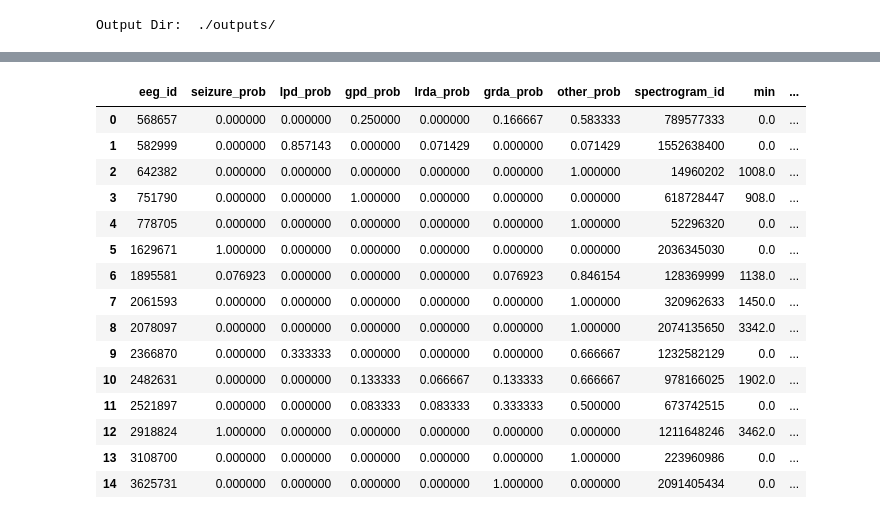
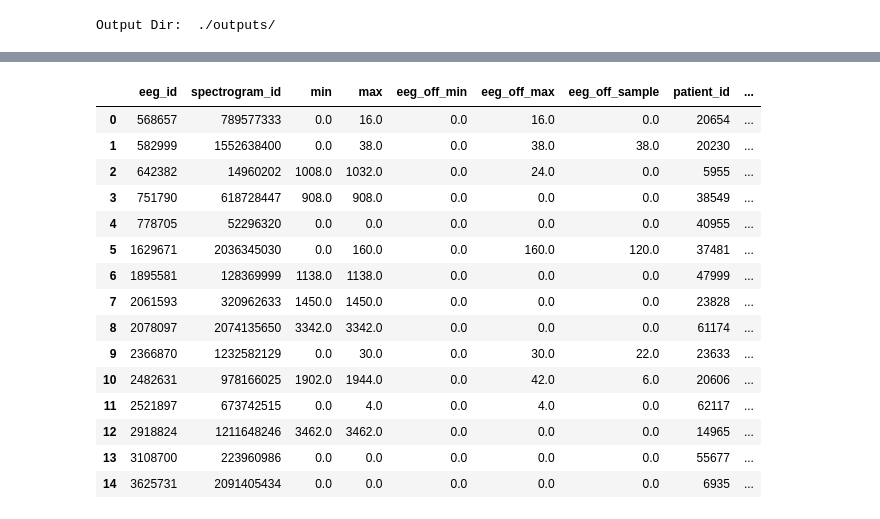
Before and after one commit to AzimuthLI/kaggle_hms, a Jupyter notebook: EDA_Data_Split.ipynb, the cells around one changed output, grey strips where cells are left out. Drawn from its saved outputs; the diff is of its cells as text; code cells hidden in the pictures.

```diff
--- a/EDA_Data_Split.ipynb
+++ b/EDA_Data_Split.ipynb
@@ -52,10 +55,12 @@ train_csv['total_votes'] = train_csv[targets].sum(axis=1)
 targets_prob = [f"{t.split('_')[0]}_prob" for t in targets]
 train_csv[targets_prob] = train_csv[targets].div(train_csv['total_votes'], axis=0)
 
-train_csv['entropy'] = train_csv[targets_prob].apply(lambda row: sum(rel_entr([1/6]*6, row.values+1e-5)), axis=1)
-train_csv['is_hard'] = (train_csv['entropy'] < 5.5).astype(int)
+train_csv['rel_entropy'] = train_csv[targets_prob].apply(lambda row: sum(rel_entr([1/6]*6, row.values+1e-5)), axis=1)
+train_csv['entropy'] = train_csv[targets_prob].apply(lambda row: entropy(row.values+1e-5), axis=1)
 
-train_all = train_csv.groupby(['eeg_id']+targets_prob).agg({
+train_csv['is_hard'] = (train_csv['rel_entropy'] < 5.5).astype(int)
+
+agg_dicts = {
     'spectrogram_id': 'first',
     'spectrogram_label_offset_seconds': ['min', 'max'],
     'eeg_label_offset_seconds': ['min', 'max', lambda x: x.sample(1)],
@@ -64,16 +69,40 @@ train_all = train_csv.groupby(['eeg_id']+targets_prob).agg({
     'total_votes': 'sum',
     'entropy': 'mean',
     'is_hard': 'mean'
-}).reset_index()
+}
 
-train_all.columns = ["eeg_id"] + targets_prob + \
-    ['spectrogram_id', 'min', 'max', 'eeg_off_min', 'eeg_off_max', 'eeg_off_sample', 'patient_id', 'target', 'total_votes', 'average_entropy', 'is_hard']
+for col in targets:
+    agg_dicts[col] = 'sum'
 
-# train_all = get_non_overlap(train_csv, targets_prob)
-# train_hard = get_non_overlap(train_csv[train_csv['is_hard'] == 1].copy().reset_index(), targets)
+train_all = train_csv.groupby(['eeg_id']+targets_prob).agg(agg_dicts).reset_index()
 
-# print("train_all: ", train_all.shape)
-# print("hard samples: ", train_hard.shape)
+col_names = [
+    'spectrogram_id', 'min', 'max', 'eeg_off_min', 'eeg_off_max', 'eeg_off_sample',
+    'patient_id', 'target', 'total_votes', 'entropy', 'is_hard'
+    ] + targets
+
+train_all.columns = ["eeg_id"] + targets_prob + col_names
+train_all.drop(targets_prob, axis=1, inplace=True)
+train_all[targets] = train_all[targets].div(train_all['total_votes'], axis=0)
+train_all['is_stage'] = 1
+train_all.loc[(train_all['total_votes']>10) | (train_all['entropy']<5.5), 'is_stage'] = 2
+
+K_FOLDS = 5
+unique_eegs = train_all['eeg_id'].unique()
+kf = KFold(n_splits=K_FOLDS)
+
+train_all['fold'] = -1
+
+for fold, (train_index, valid_index) in enumerate(kf.split(unique_eegs)):
+    train_all.loc[train_all['eeg_id'].isin(unique_eegs[valid_index]), 'fold'] = fold
+
+print("train_all: ", train_all.shape)
+for fold in range(K_FOLDS):
+    train_size = train_all[train_all['fold'] != fold].shape[0]
+    valid_size = train_all[train_all['fold'] == fold].shape[0]
+    train_hard_size = train_all[(train_all['fold'] != fold) & (train_all['is_stage'] == 2)].shape[0]
+    valid_hard_size = train_all[(train_all['fold'] == fold) & (train_all['is_stage'] == 2)].shape[0]
+    print(f"Fold {fold}: All Size: {train_size} | {valid_size}, Hard Size: {train_hard_size} | {valid_hard_size}")
 
 train_all.head(15)
 # %% [output]
@@ -81,16 +116,16 @@ targets:  ['seizure_vote', 'lpd_vote', 'gpd_vote', 'lrda_vote', 'grda_vote', 'ot
-|  | eeg_id | seizure_prob | lpd_prob | gpd_prob | lrda_prob | grda_prob | other_prob | spectrogram_id | min | ... |
-| 0 | 568657 | 0.000000 | 0.000000 | 0.250000 | 0.000000 | 0.166667 | 0.583333 | 789577333 | 0.0 | ... |
-| 1 | 582999 | 0.000000 | 0.857143 | 0.000000 | 0.071429 | 0.000000 | 0.071429 | 1552638400 | 0.0 | ... |
-| 2 | 642382 | 0.000000 | 0.000000 | 0.000000 | 0.000000 | 0.000000 | 1.000000 | 14960202 | 1008.0 | ... |
-| 3 | 751790 | 0.000000 | 0.000000 | 1.000000 | 0.000000 | 0.000000 | 0.000000 | 618728447 | 908.0 | ... |
-| 4 | 778705 | 0.000000 | 0.000000 | 0.000000 | 0.000000 | 0.000000 | 1.000000 | 52296320 | 0.0 | ... |
-| 5 | 1629671 | 1.000000 | 0.000000 | 0.000000 | 0.000000 | 0.000000 | 0.000000 | 2036345030 | 0.0 | ... |
-| 6 | 1895581 | 0.076923 | 0.000000 | 0.000000 | 0.000000 | 0.076923 | 0.846154 | 128369999 | 1138.0 | ... |
-| 7 | 2061593 | 0.000000 | 0.000000 | 0.000000 | 0.000000 | 0.000000 | 1.000000 | 320962633 | 1450.0 | ... |
-| 8 | 2078097 | 0.000000 | 0.000000 | 0.000000 | 0.000000 | 0.000000 | 1.000000 | 2074135650 | 3342.0 | ... |
-| 9 | 2366870 | 0.000000 | 0.333333 | 0.000000 | 0.000000 | 0.000000 | 0.666667 | 1232582129 | 0.0 | ... |
-| 10 | 2482631 | 0.000000 | 0.000000 | 0.133333 | 0.066667 | 0.133333 | 0.666667 | 978166025 | 1902.0 | ... |
-| 11 | 2521897 | 0.000000 | 0.000000 | 0.083333 | 0.083333 | 0.333333 | 0.500000 | 673742515 | 0.0 | ... |
-| 12 | 2918824 | 1.000000 | 0.000000 | 0.000000 | 0.000000 | 0.000000 | 0.000000 | 1211648246 | 3462.0 | ... |
-| 13 | 3108700 | 0.000000 | 0.000000 | 0.000000 | 0.000000 | 0.000000 | 1.000000 | 223960986 | 0.0 | ... |
-| 14 | 3625731 | 0.000000 | 0.000000 | 0.000000 | 0.000000 | 1.000000 | 0.000000 | 2091405434 | 0.0 | ... |
+|  | eeg_id | spectrogram_id | min | max | eeg_off_min | eeg_off_max | eeg_off_sample | patient_id | ... |
+| 0 | 568657 | 789577333 | 0.0 | 16.0 | 0.0 | 16.0 | 0.0 | 20654 | ... |
+| 1 | 582999 | 1552638400 | 0.0 | 38.0 | 0.0 | 38.0 | 38.0 | 20230 | ... |
+| 2 | 642382 | 14960202 | 1008.0 | 1032.0 | 0.0 | 24.0 | 0.0 | 5955 | ... |
+| 3 | 751790 | 618728447 | 908.0 | 908.0 | 0.0 | 0.0 | 0.0 | 38549 | ... |
+| 4 | 778705 | 52296320 | 0.0 | 0.0 | 0.0 | 0.0 | 0.0 | 40955 | ... |
+| 5 | 1629671 | 2036345030 | 0.0 | 160.0 | 0.0 | 160.0 | 120.0 | 37481 | ... |
+| 6 | 1895581 | 128369999 | 1138.0 | 1138.0 | 0.0 | 0.0 | 0.0 | 47999 | ... |
+| 7 | 2061593 | 320962633 | 1450.0 | 1450.0 | 0.0 | 0.0 | 0.0 | 23828 | ... |
+| 8 | 2078097 | 2074135650 | 3342.0 | 3342.0 | 0.0 | 0.0 | 0.0 | 61174 | ... |
+| 9 | 2366870 | 1232582129 | 0.0 | 30.0 | 0.0 | 30.0 | 22.0 | 23633 | ... |
+| 10 | 2482631 | 978166025 | 1902.0 | 1944.0 | 0.0 | 42.0 | 6.0 | 20606 | ... |
+| 11 | 2521897 | 673742515 | 0.0 | 4.0 | 0.0 | 4.0 | 0.0 | 62117 | ... |
+| 12 | 2918824 | 1211648246 | 3462.0 | 3462.0 | 0.0 | 0.0 | 0.0 | 14965 | ... |
+| 13 | 3108700 | 223960986 | 0.0 | 0.0 | 0.0 | 0.0 | 0.0 | 55677 | ... |
+| 14 | 3625731 | 2091405434 | 0.0 | 0.0 | 0.0 | 0.0 | 0.0 | 6935 | ... |
```
Also changed, not shown: parts of 19 cells of this notebook, 4 other files.
